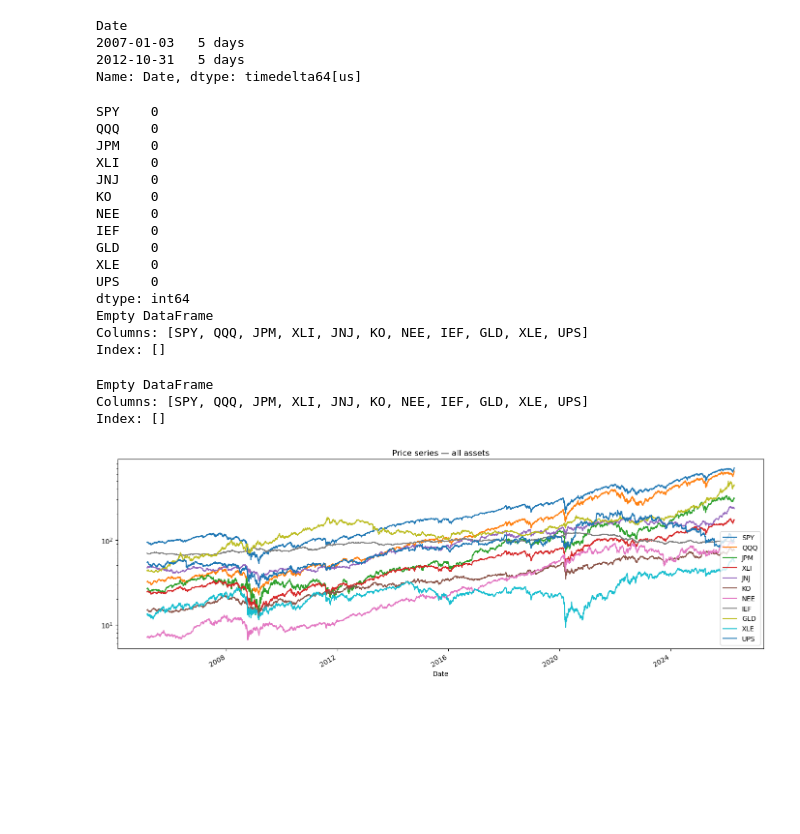
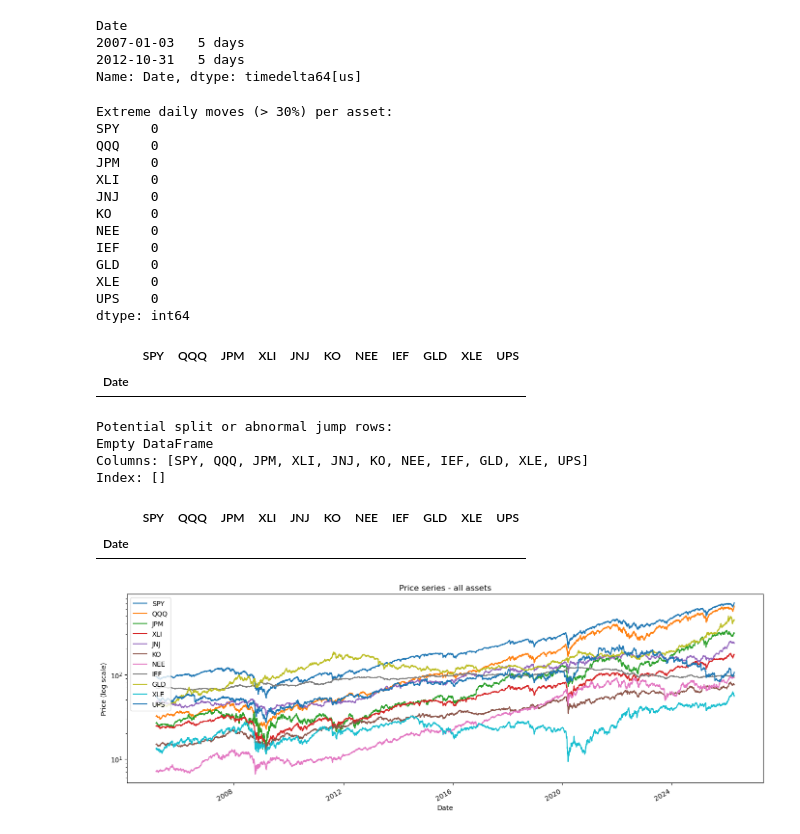
Before and after one commit to GeorgeLoulakis/Adv-Business-Analytics, a Jupyter notebook: 01_data_collection_and_benchmarks.ipynb, the cells around one changed output. Cells and saved outputs as stored; diff of their text form; code cells hidden in the pictures; blank space fills up the shorter version.

```diff
--- a/01_data_collection_and_benchmarks.ipynb
+++ b/01_data_collection_and_benchmarks.ipynb
@@ -186,11 +186,19 @@ Date
 2012-10-31   5 days
 Name: Date, dtype: timedelta64[us]
 # %%
+# Extreme return inspection
 returns = prices.pct_change().dropna()
-extreme = (returns.abs() > 0.30)  # >30% daily move
-print(extreme.sum())              # per asset
-print(returns[extreme.any(axis=1)])
+
+extreme_mask = returns.abs() > 0.30
+extreme_counts = extreme_mask.sum()
+
+print("Extreme daily moves (> 30%) per asset:")
+print(extreme_counts)
+
+extreme_rows = returns[extreme_mask.any(axis=1)]
+extreme_rows
 # %% [output]
+Extreme daily moves (> 30%) per asset:
 SPY    0
 QQQ    0
 JPM    0
@@ -203,23 +211,33 @@ GLD    0
 XLE    0
 UPS    0
 dtype: int64
-Empty DataFrame
-Columns: [SPY, QQQ, JPM, XLI, JNJ, KO, NEE, IEF, GLD, XLE, UPS]
-Index: []
+|  | SPY | QQQ | JPM | XLI | JNJ | KO | NEE | IEF | GLD | XLE | UPS |
+| Date |  |  |  |  |  |  |  |  |  |  |  |
 # %%
-# Check for sudden price halving (unadjusted split signal)
+# Split-like jump inspection
 ratio = prices / prices.shift(1)
-splits = ratio[(ratio < 0.6) | (ratio > 1.8)].dropna(how='all')
-print(splits.dropna(how='all'))
+
+split_mask = (ratio < 0.6) | (ratio > 1.8)
+split_rows = ratio[split_mask.any(axis=1)]
+
+print("Potential split or abnormal jump rows:")
+print(split_rows)
+
+split_rows
 # %% [output]
+Potential split or abnormal jump rows:
 Empty DataFrame
 Columns: [SPY, QQQ, JPM, XLI, JNJ, KO, NEE, IEF, GLD, XLE, UPS]
 Index: []
+|  | SPY | QQQ | JPM | XLI | JNJ | KO | NEE | IEF | GLD | XLE | UPS |
+| Date |  |  |  |  |  |  |  |  |  |  |  |
 # %%
 os.makedirs('outputs', exist_ok=True)
 
-prices.plot(figsize=(14, 5), title='Price series — all assets', logy=True)
+ax = prices.plot(figsize=(14, 5), title='Price series - all assets', logy=True)
+ax.set_ylabel("Price (log scale)")
 plt.tight_layout()
 plt.savefig('outputs/price_check.png', dpi=150)
+plt.show()
 # %% [output]
-[figure, old version]
+[figure, new version]
```
Also changed, not shown: parts of 1 cell of this notebook.
